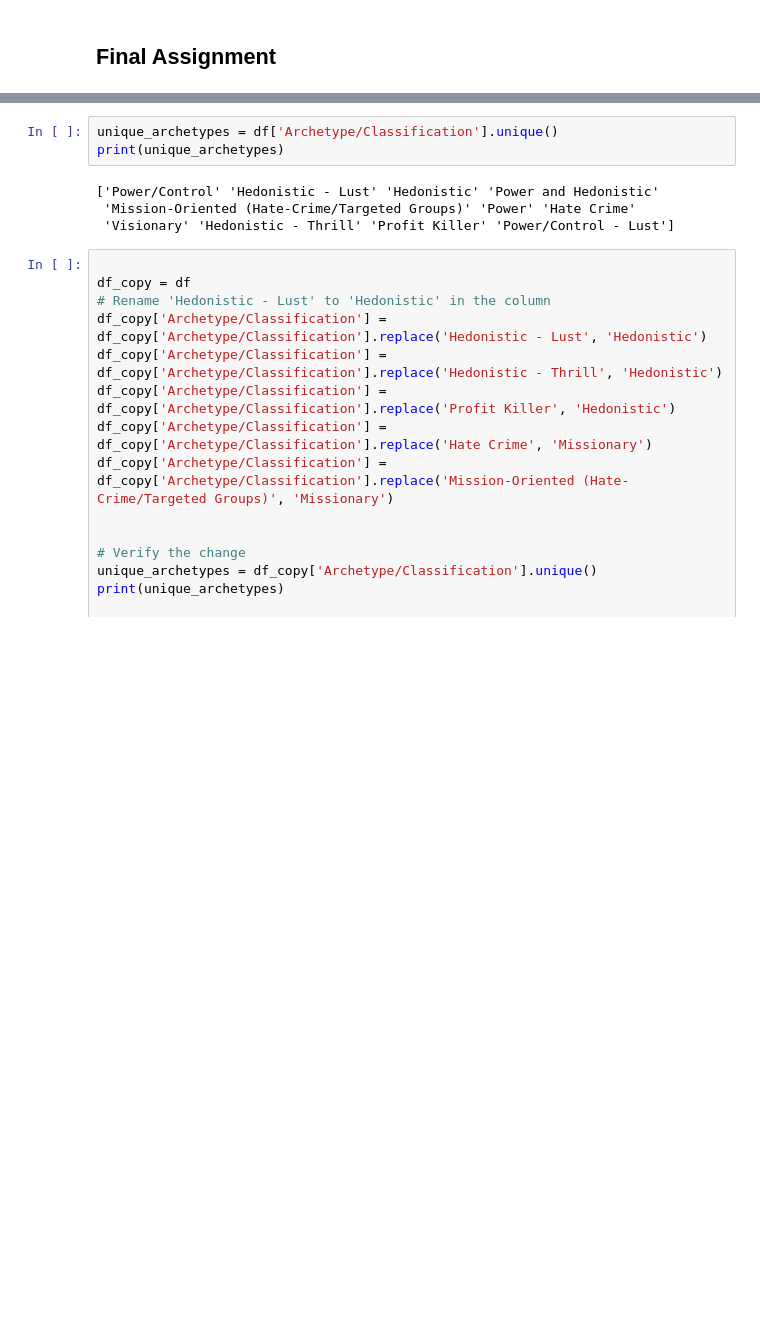
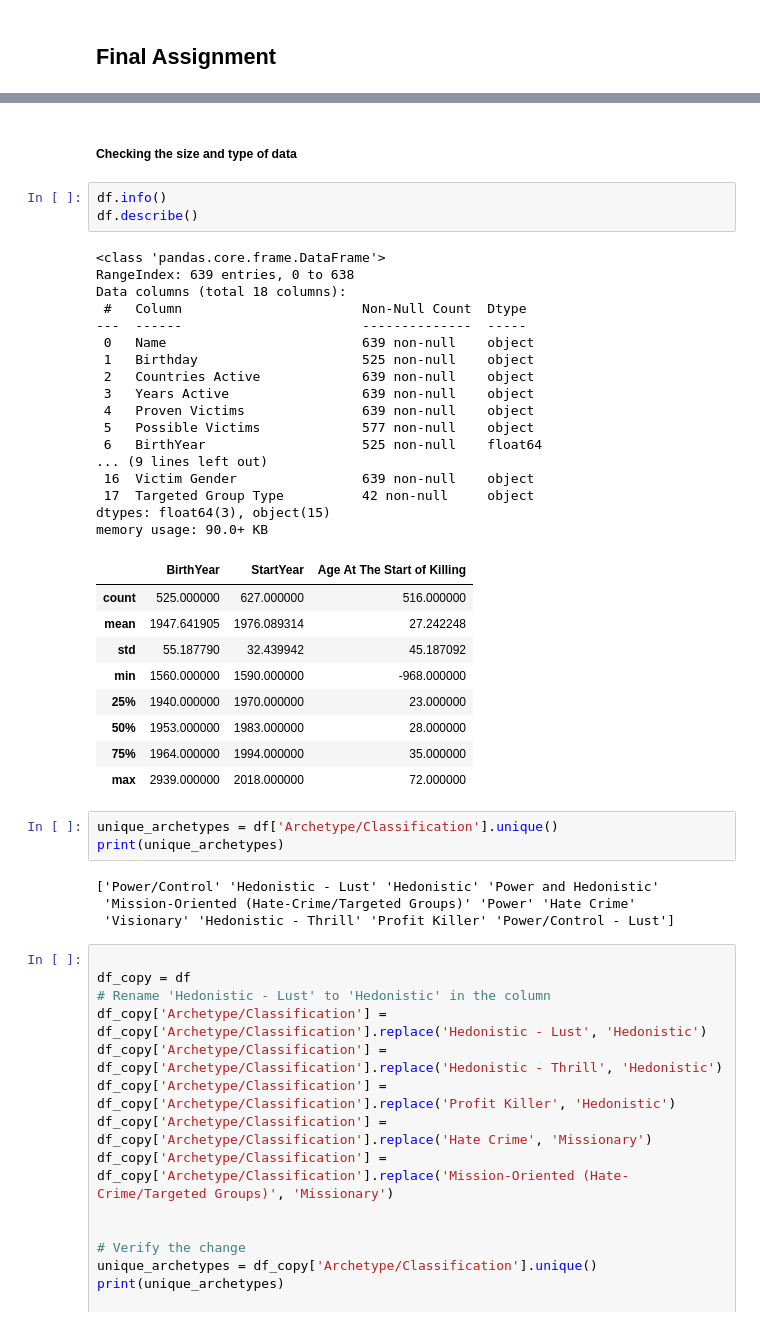
Before and after one commit to Bautist1000/MAL_FH, a Jupyter notebook: Final Assignment.ipynb, the cells around one changed output, grey strips where cells are left out. Drawn from its saved outputs; the diff is of its cells as text; blank space fills up the shorter version.

```diff
--- a/Final Assignment.ipynb
+++ b/Final Assignment.ipynb
@@ -19,6 +23,38 @@ df
 | 637 | Lucious Boyd | 3/22/1959 | United States | 1993-1999 | 1 | 10 | 1959.0 | ... |
 | 638 | Bruce Mendenhall | 4/14/1951 | United States | 2007 | 1 | 6 | 1951.0 | ... |
 639 rows × 18 columns
+# %% [markdown]
+##### Checking the size and type of data
+# %%
+df.info()
+df.describe()
+# %% [output]
+<class 'pandas.core.frame.DataFrame'>
+RangeIndex: 639 entries, 0 to 638
+Data columns (total 18 columns):
+ #   Column                       Non-Null Count  Dtype
+---  ------                       --------------  -----
+ 0   Name                         639 non-null    object
+ 1   Birthday                     525 non-null    object
+ 2   Countries Active             639 non-null    object
+ 3   Years Active                 639 non-null    object
+ 4   Proven Victims               639 non-null    object
+ 5   Possible Victims             577 non-null    object
+ 6   BirthYear                    525 non-null    float64
+... (9 lines left out)
+ 16  Victim Gender                639 non-null    object
+ 17  Targeted Group Type          42 non-null     object
+dtypes: float64(3), object(15)
+memory usage: 90.0+ KB
+|  | BirthYear | StartYear | Age At The Start of Killing |
+| count | 525.000000 | 627.000000 | 516.000000 |
+| mean | 1947.641905 | 1976.089314 | 27.242248 |
+| std | 55.187790 | 32.439942 | 45.187092 |
+| min | 1560.000000 | 1590.000000 | -968.000000 |
+| 25% | 1940.000000 | 1970.000000 | 23.000000 |
+| 50% | 1953.000000 | 1983.000000 | 28.000000 |
+| 75% | 1964.000000 | 1994.000000 | 35.000000 |
+| max | 2939.000000 | 2018.000000 | 72.000000 |
 # %%
 unique_archetypes = df['Archetype/Classification'].unique()
 print(unique_archetypes)
```
Also changed, not shown: parts of 5 cells of this notebook, 1 other file.
